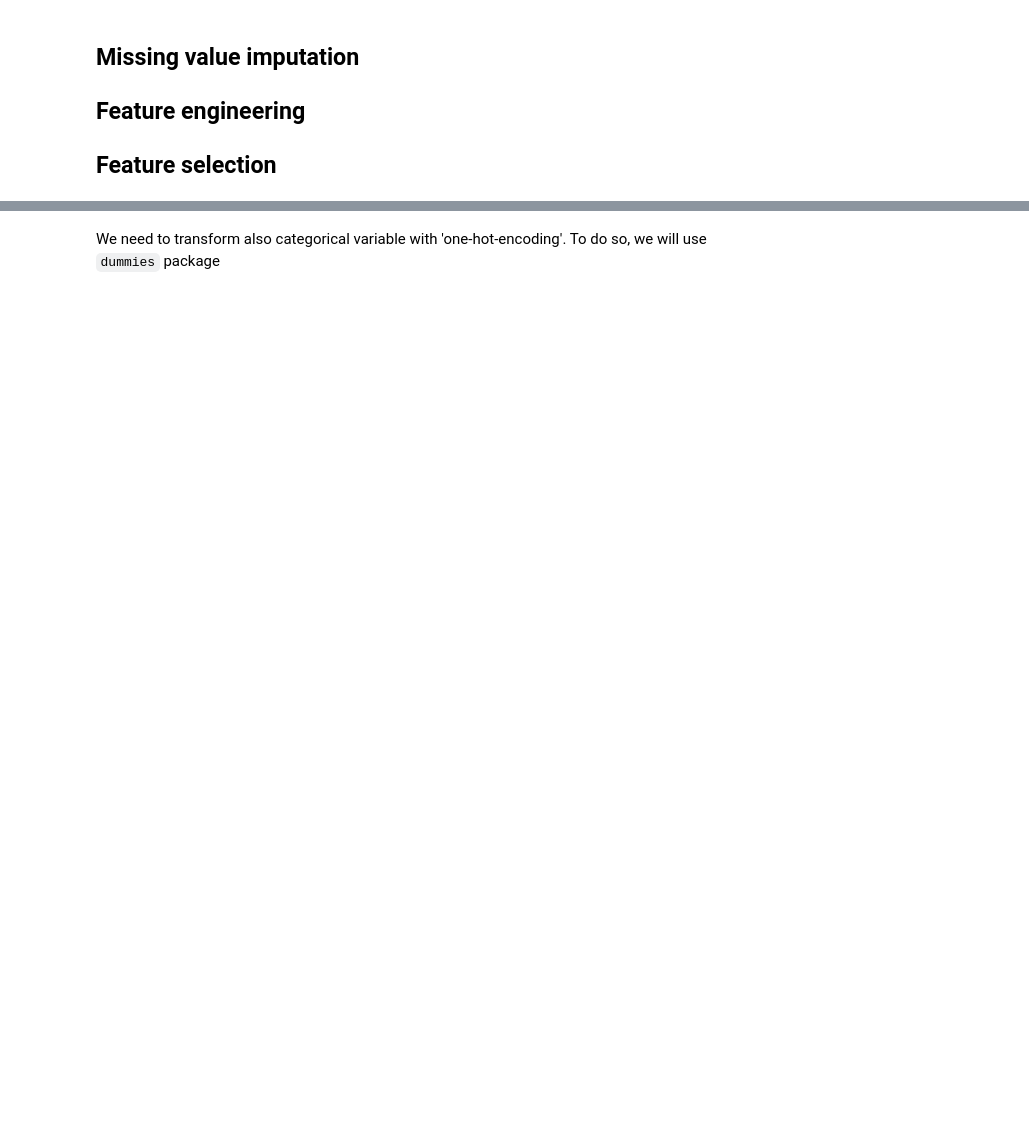
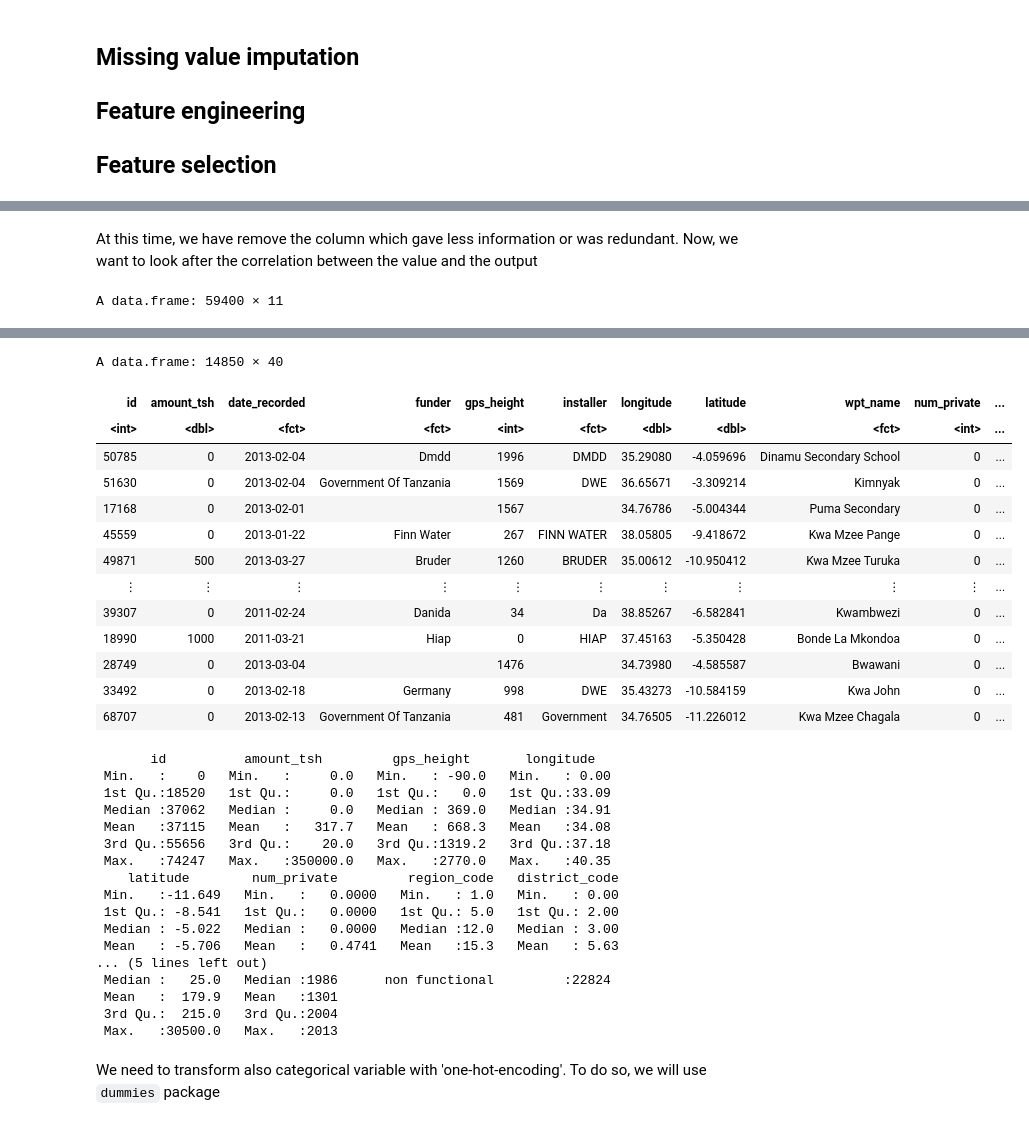
Before and after one commit to nmarotte/F422-fluffy-couscous, a Jupyter notebook: ReportTemplate.ipynb, the cells around one changed output, grey strips where cells are left out. Drawn from its saved outputs; the diff is of its cells as text; code cells hidden in the pictures; blank space fills up the shorter version.

```diff
--- a/ReportTemplate.ipynb
+++ b/ReportTemplate.ipynb
@@ -201,22 +171,33 @@ training_set_labels$functional <- ifelse(training_set_labels$status_group == "fu
 #     c("region", "region_code"),
 #     c("basin", "subvillage"))
 
-# table(training_set_values$waterpoint_type_group, training_set_values$waterpoint_type)  # we can delete row
-# table(training_set_values$source_type, training_set_values$source_class)  # we can delete column
-# table(training_set_values$source, training_set_values$source_type)  # we can delete column
-# table(training_set_values$water_quality, training_set_values$quality_group)  # we can delete column
-# table(training_set_values$quantity, training_set_values$quantity_group)  # equivalent, we delete column
-# table(training_set_values$extraction_type, training_set_values$extraction_type_group)  # we can delete column
-# table(training_set_values$extraction_type, training_set_values$extraction_type_class)  # We can delete column
+ #table(training_set_values$waterpoint_type_group, training_set_values$waterpoint_type)  # less information
+training_set_values <- training_set_values[,setdiff(colnames(training_set_values),"waterpoint_type_group")]
+ #table(training_set_values$source_type, training_set_values$source_class)  # less information
+training_set_values <- training_set_values[,setdiff(colnames(training_set_values),"source_class")]
+ #table(training_set_values$source, training_set_values$source_type)  # less information
+training_set_values <- training_set_values[,setdiff(colnames(training_set_values),"source_type")]
+ #table(training_set_values$water_quality, training_set_values$quality_group)  # less information
+training_set_values <- training_set_values[,setdiff(colnames(training_set_values),"quality_group")]
+ #table(training_set_values$quantity, training_set_values$quantity_group)  # equivalent, we delete column
+training_set_values <- training_set_values[,setdiff(colnames(training_set_values),"quantity_group")]
+ #table(training_set_values$extraction_type, training_set_values$extraction_type_group)  # we can delete column
+training_set_values <- training_set_values[,setdiff(colnames(training_set_values),"extraction_type_group")]
+ #table(training_set_values$extraction_type, training_set_values$extraction_type_class)  # We can delete column
+training_set_values <- training_set_values[,setdiff(colnames(training_set_values),"extraction_type_class")]
 # table(training_set_values$payment, training_set_values$payment_type)  # equivalent,  we delete column
-# table(training_set_values$management, training_set_values$management_group)  # we delete column
-# table(training_set_values$region, training_set_values$region_code)  # very correlated but some cities/code are ambigius
+training_set_values <- training_set_values[,setdiff(colnames(training_set_values),"payement_type")]
+ #table(training_set_values$management, training_set_values$management_group)  # we delete column
+training_set_values <- training_set_values[,setdiff(colnames(training_set_values),"management_group")]
+ #table(training_set_values$region, training_set_values$region_code)  # very correlated but some cities/code are ambigius
 # table(training_set_values$basin, training_set_values$subvillage)  # not really correlated, keep
 
 
 # head(training_set_values)
 names(training_set_values)
 length(names(training_set_values))
-training_set_values[-c(40, 38, 37, 33, 35, 26, 27, 31, 29, 14, 12)]
+#training_set_values[-c(40, 38, 37, 33, 35, 26, 27, 31, 29, 14, 12)]
+training_set_values
 # subvillage > region
+training_set_labels
 # %% [output]
@@ -251,0 +244,17 @@ A data.frame: 59400 × 29
+# %% [markdown]
+At this time, we have remove the column which gave less information or was redundant. Now, we want to look after the correlation between the value and the output
+# %%
+factor_variables <- which(sapply(training_set_values[1,],class)=="factor")
+#factor_variables
+
+only_num_var <- training_set_values[,-factor_variables]
+
+#data_train
+data_train <- cbind(only_num_var, training_set_labels[2])
+data_train
+#data_train <- cbind(training_set_values, training_set_labels[2])#
+
+test_set_values
+summary(data_train)
+# %% [output]
+A data.frame: 59400 × 11
@@ -252,3 +274,34 @@ A data.frame: 59400 × 29
+A data.frame: 14850 × 40
+| id | amount_tsh | date_recorded | funder | gps_height | installer | longitude | latitude | wpt_name | num_private | ... |
+| <int> | <dbl> | <fct> | <fct> | <int> | <fct> | <dbl> | <dbl> | <fct> | <int> | ... |
+| 50785 | 0 | 2013-02-04 | Dmdd | 1996 | DMDD | 35.29080 | -4.059696 | Dinamu Secondary School | 0 | ... |
+| 51630 | 0 | 2013-02-04 | Government Of Tanzania | 1569 | DWE | 36.65671 | -3.309214 | Kimnyak | 0 | ... |
+| 17168 | 0 | 2013-02-01 |  | 1567 |  | 34.76786 | -5.004344 | Puma Secondary | 0 | ... |
+| 45559 | 0 | 2013-01-22 | Finn Water | 267 | FINN WATER | 38.05805 | -9.418672 | Kwa Mzee Pange | 0 | ... |
+| 49871 | 500 | 2013-03-27 | Bruder | 1260 | BRUDER | 35.00612 | -10.950412 | Kwa Mzee Turuka | 0 | ... |
+| ⋮ | ⋮ | ⋮ | ⋮ | ⋮ | ⋮ | ⋮ | ⋮ | ⋮ | ⋮ | ... |
+| 39307 | 0 | 2011-02-24 | Danida | 34 | Da | 38.85267 | -6.582841 | Kwambwezi | 0 | ... |
+| 18990 | 1000 | 2011-03-21 | Hiap | 0 | HIAP | 37.45163 | -5.350428 | Bonde La Mkondoa | 0 | ... |
+| 28749 | 0 | 2013-03-04 |  | 1476 |  | 34.73980 | -4.585587 | Bwawani | 0 | ... |
+| 33492 | 0 | 2013-02-18 | Germany | 998 | DWE | 35.43273 | -10.584159 | Kwa John | 0 | ... |
+| 68707 | 0 | 2013-02-13 | Government Of Tanzania | 481 | Government | 34.76505 | -11.226012 | Kwa Mzee Chagala | 0 | ... |
+       id          amount_tsh         gps_height       longitude
+ Min.   :    0   Min.   :     0.0   Min.   : -90.0   Min.   : 0.00
+ 1st Qu.:18520   1st Qu.:     0.0   1st Qu.:   0.0   1st Qu.:33.09
+ Median :37062   Median :     0.0   Median : 369.0   Median :34.91
+ Mean   :37115   Mean   :   317.7   Mean   : 668.3   Mean   :34.08
+ 3rd Qu.:55656   3rd Qu.:    20.0   3rd Qu.:1319.2   3rd Qu.:37.18
+ Max.   :74247   Max.   :350000.0   Max.   :2770.0   Max.   :40.35
+    latitude        num_private         region_code   district_code
+ Min.   :-11.649   Min.   :   0.0000   Min.   : 1.0   Min.   : 0.00
+ 1st Qu.: -8.541   1st Qu.:   0.0000   1st Qu.: 5.0   1st Qu.: 2.00
+ Median : -5.022   Median :   0.0000   Median :12.0   Median : 3.00
+ Mean   : -5.706   Mean   :   0.4741   Mean   :15.3   Mean   : 5.63
+... (5 lines left out)
+ Median :   25.0   Median :1986      non functional         :22824
+ Mean   :  179.9   Mean   :1301
+ 3rd Qu.:  215.0   3rd Qu.:2004
+ Max.   :30500.0   Max.   :2013
 # %% [markdown]
 We need to transform also categorical variable with 'one-hot-encoding'. To do so, we will use `dummies` package
 # %%
```
Also changed, not shown: parts of 14 cells of this notebook, 1 other file.
